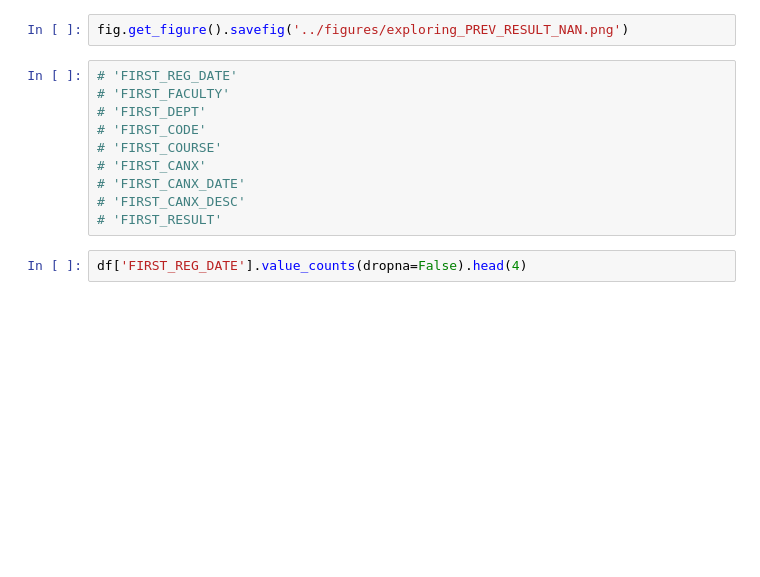
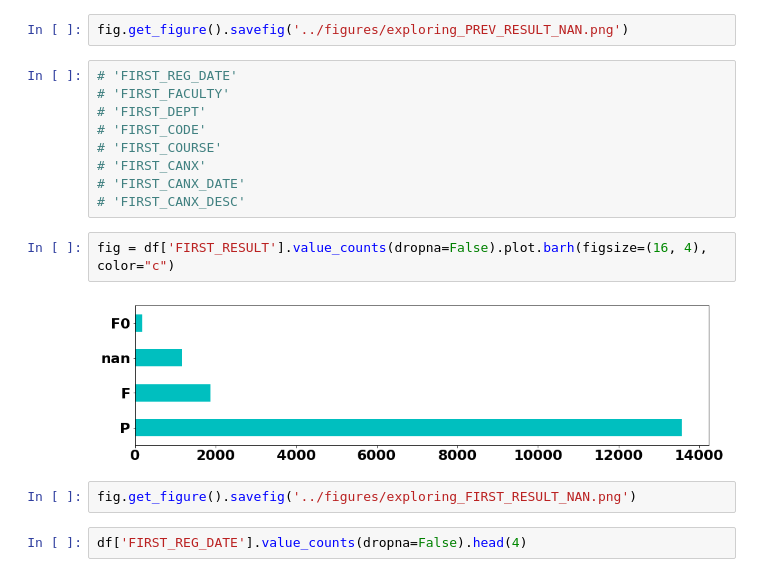
Before and after one commit to dazcona/edm-dcu, a Jupyter notebook: notebooks/EDA.ipynb, the cells around one changed output. Cells and saved outputs as stored; diff of their text form; blank space fills up the shorter version.

Commit message:
updating EDA with more graphs

```diff
--- a/notebooks/EDA.ipynb
+++ b/notebooks/EDA.ipynb
@@ -513,7 +525,12 @@ fig.get_figure().savefig('../figures/exploring_PREV_RESULT_NAN.png')
 # 'FIRST_CANX'
 # 'FIRST_CANX_DATE'
 # 'FIRST_CANX_DESC'
-# 'FIRST_RESULT'
+# %%
+fig = df['FIRST_RESULT'].value_counts(dropna=False).plot.barh(figsize=(16, 4), color="c")
+# %% [output]
+[figure, added]
+# %%
+fig.get_figure().savefig('../figures/exploring_FIRST_RESULT_NAN.png')
 # %%
 df['FIRST_REG_DATE'].value_counts(dropna=False).head(4)
 # %% [output]
```
Also changed, not shown: parts of 58 cells of this notebook, 16 other files.
